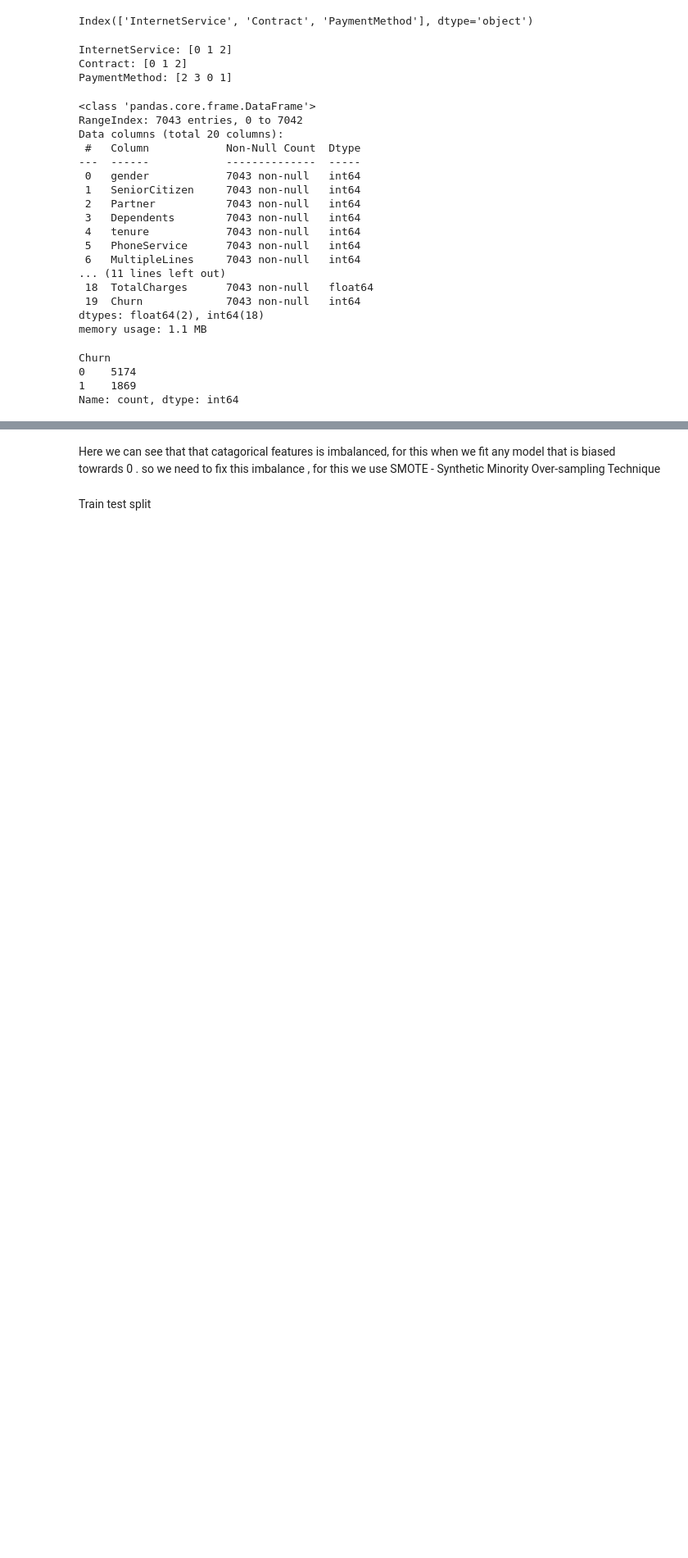
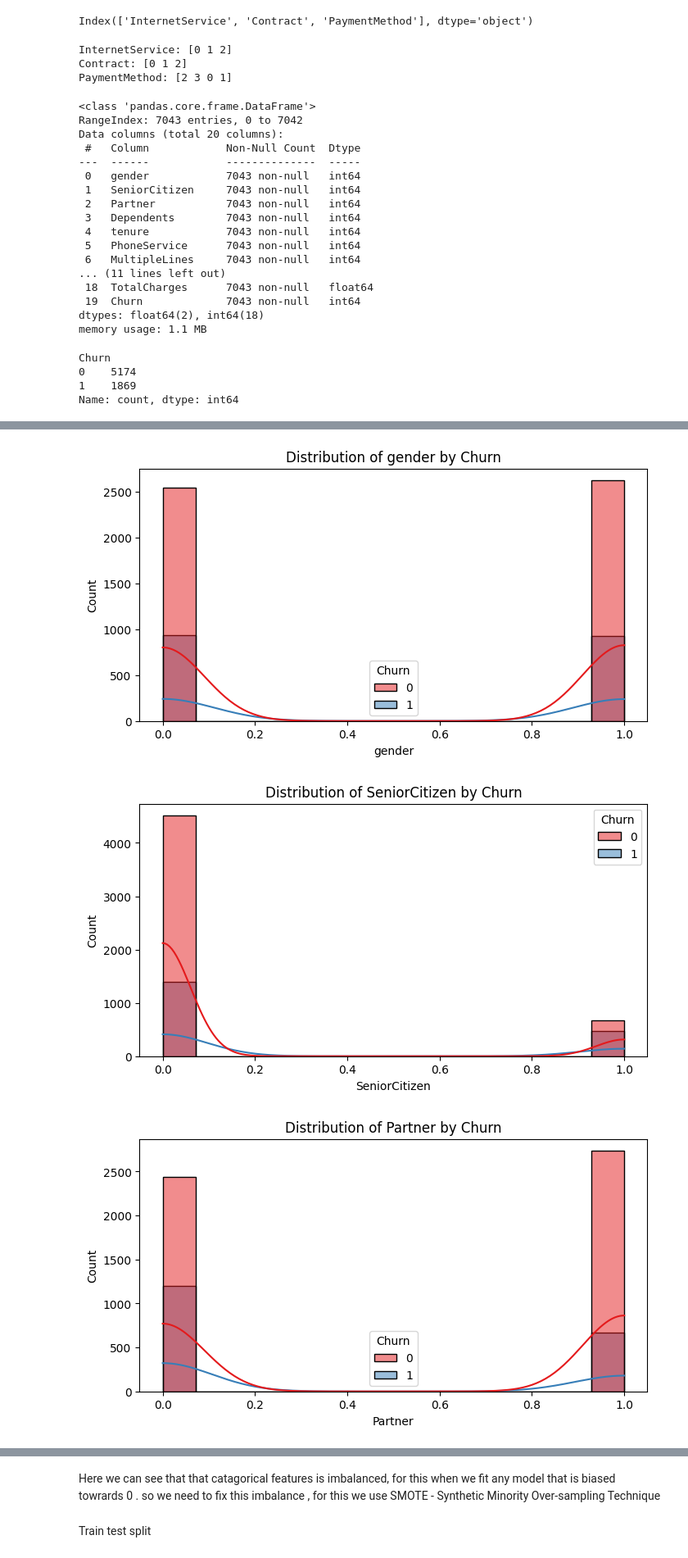
Before and after one commit to snehangshu2002/Customer-Churn-Prediction, a Jupyter notebook: customer.ipynb, the cells around one changed output, grey strips where cells are left out. Shown at 82% size. Saved outputs shown, nothing was run; the diff lists cells and outputs as text; code cells hidden in the pictures; blank space fills up the shorter version.

```diff
--- a/customer.ipynb
+++ b/customer.ipynb
@@ -373,0 +412,11 @@ Name: count, dtype: int64
+# %%
+for col in df.columns:
+    if pd.api.types.is_numeric_dtype(df[col]) and col != "Churn":  # avoid plotting hue column itself
+        plt.figure(figsize=(8, 4))
+        sns.histplot(data=df, x=col, kde=True, hue="Churn", palette="Set1")
+        plt.title(f'Distribution of {col} by Churn')
+        plt.show()
+# %% [output]
+[figure, added]
+[figure, added]
+[figure, added]
```
Also changed, not shown: parts of 7 cells of this notebook.
